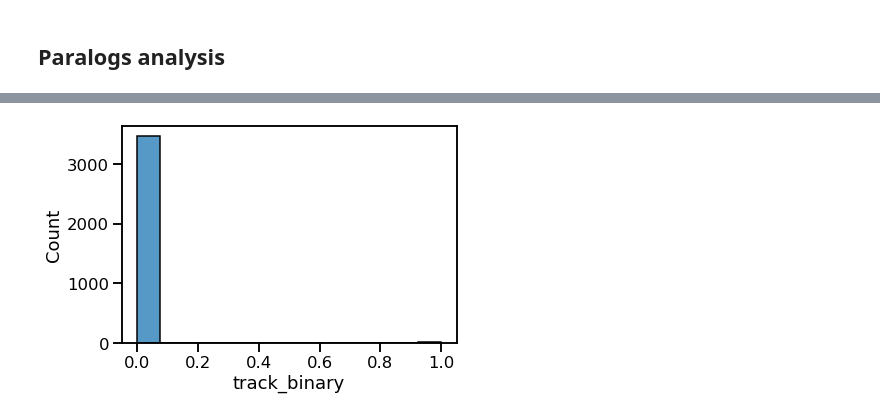
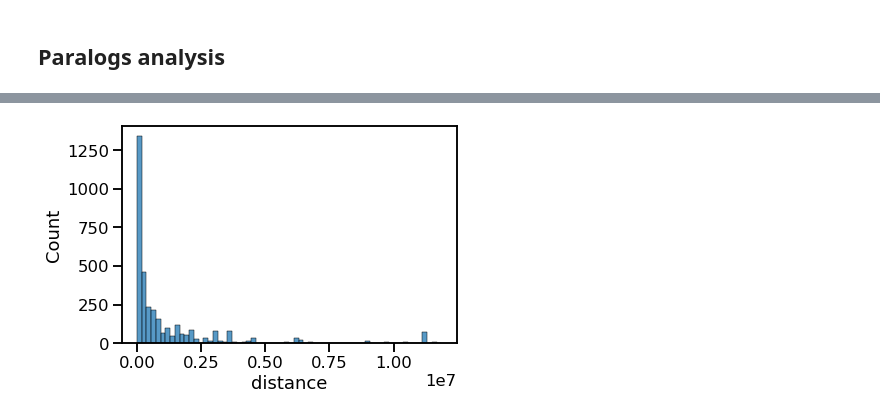
Before and after one commit to luisas/FED, a Jupyter notebook: src/notebook/01_paralogs.ipynb, the cells around one changed output, grey strips where cells are left out. Drawn from its saved outputs; the diff is of its cells as text; code cells hidden in the pictures.

```diff
--- a/src/notebook/01_paralogs.ipynb
+++ b/src/notebook/01_paralogs.ipynb
@@ -104,7 +125,8 @@ test_genes = "/home/luisasantus/Desktop/crg_cluster/data/FED/gene_lists/dgd_Hsa_
 gene_groups = pd.read_csv(test_genes, sep = "\t")
 #gene_pairs = gene_groups[gene_groups.NB_Genes > 2]
 # %%
-enrichment_result =  "/home/luisasantus/Desktop/crg_cluster/data/FED/out/enrichment/dgd_Hsa_all_v71_0.50_overlap_binary.txt"
+# We are working now with the pooled one
+enrichment_result =  "/home/luisasantus/Desktop/crg_cluster/data/FED/out/enrichment/dgd_Hsa_all_v71_ENCFF012SCX_0.50_overlap_binary.txt"
 enrichment = pd.read_csv(enrichment_result, sep = "\t", header = None)
 enrichment.columns = ["ENS_ID", "track_binary"]
 # %%
@@ -189,5 +191,5 @@ Name: end, dtype: int64
 # %%
 sns.set_context("talk")
-a = sns.histplot(data= gene_pairs_eval_distance, x = "track_binary")
+a = sns.histplot(data= gene_pairs_eval_distance, x = "distance")
 # %% [output]
-[figure, old version]
+[figure, new version]
```
Also changed, not shown: parts of 25 cells of this notebook, 9 other files.
